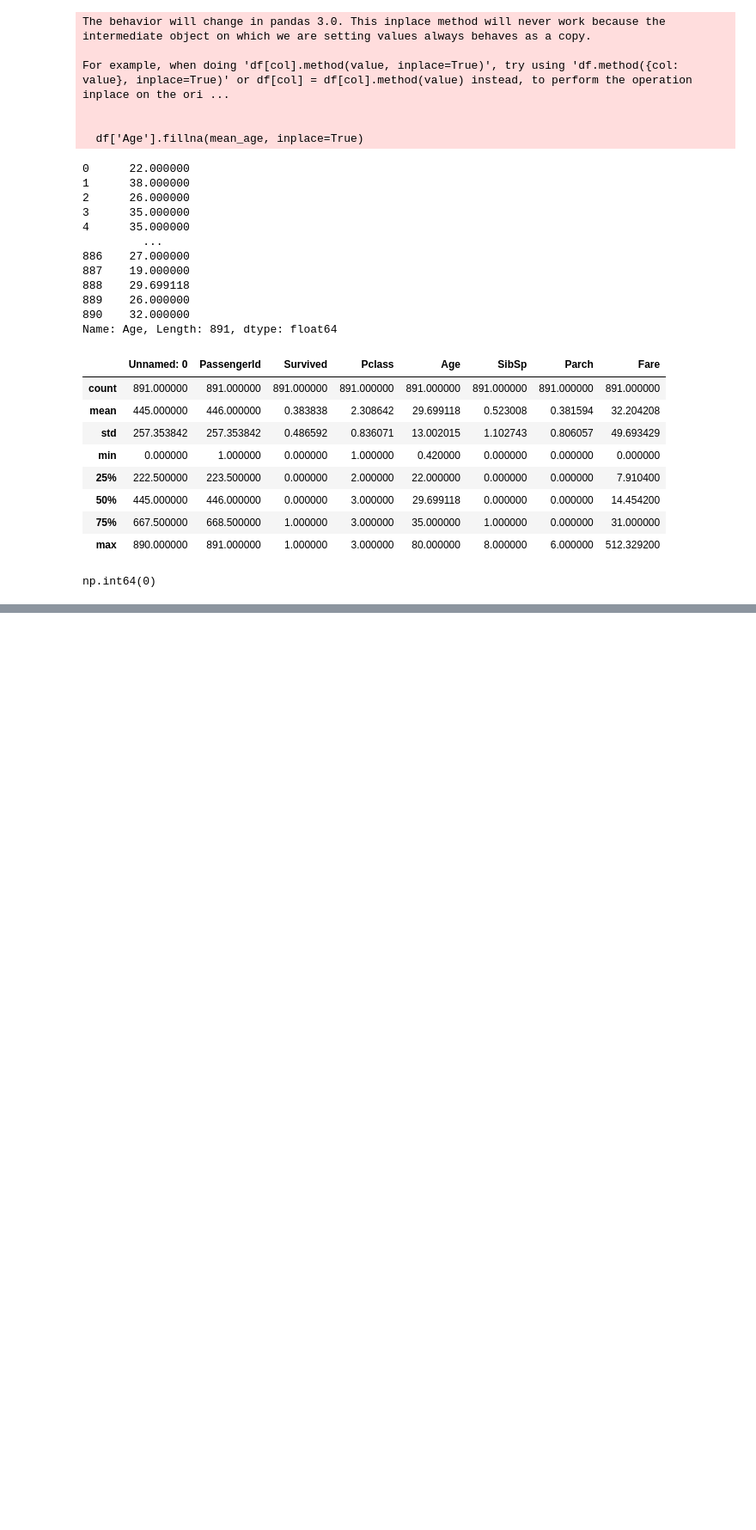
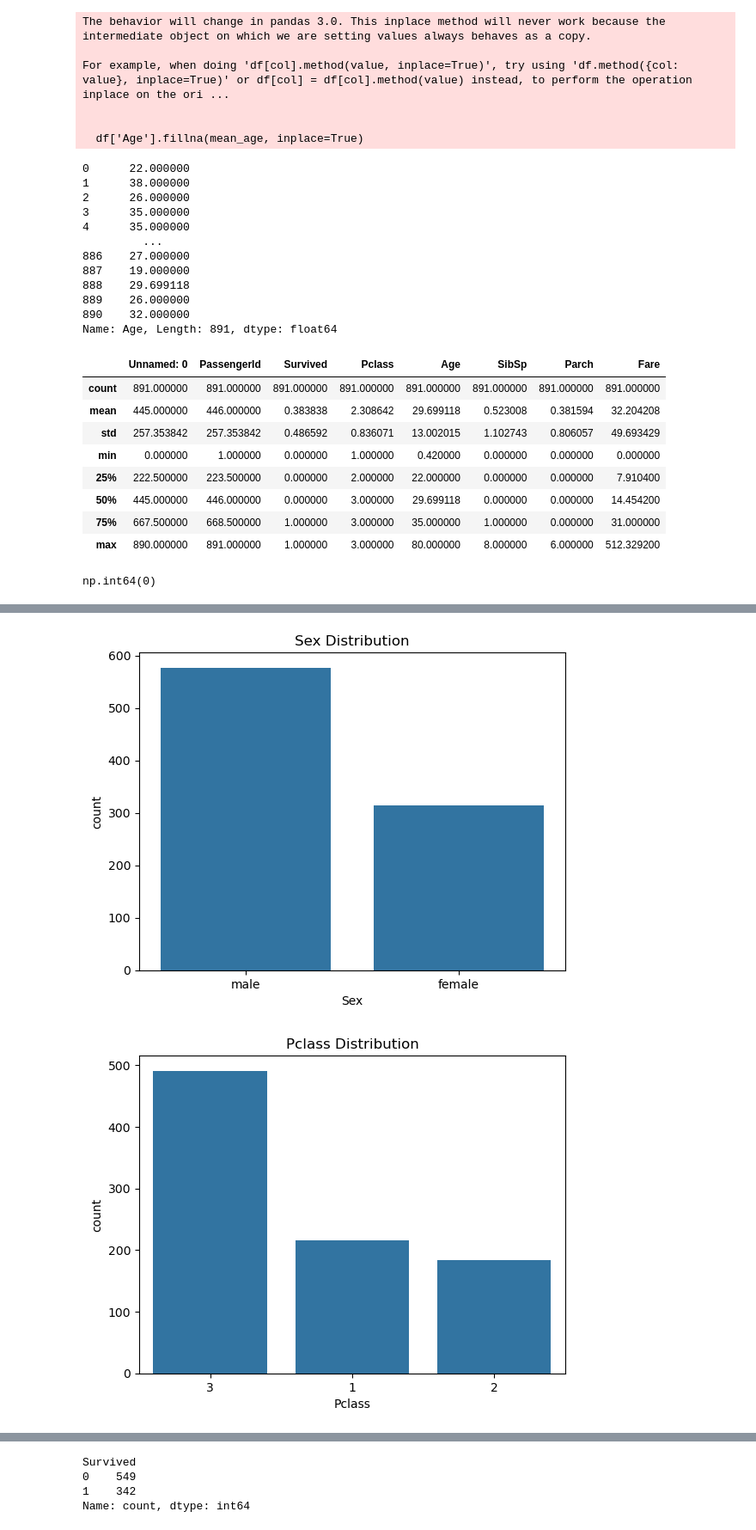
Before and after one commit to emmanuelakinadubi-source/ds-week1-emmanuel, a Jupyter notebook: src/notebooks/test.ipynb, the cells around one changed output, grey strips where cells are left out. Shown at 86% size. Cells and saved outputs as stored; diff of their text form; code cells hidden in the pictures; blank space fills up the shorter version.

Commit message:
worked exaple from class and a personal experiment with titanic data

```diff
--- a/src/notebooks/test.ipynb
+++ b/src/notebooks/test.ipynb
@@ -111,0 +123,11 @@ np.int64(0)
+# %%
+# categorical variables
+
+for c in ['Sex', 'Pclass', 'Embarked']:
+    plt.figure()
+    sns.countplot(x=c, data=df, order=df [c].value_counts().index)
+    plt.title(f'{c} Distribution')
+    plt.show()
+# %% [output]
+[figure, added]
+[figure, added]
@@ -111,0 +137,8 @@ np.int64(0)
+# %%
+target = 'Survived'
+df[target].value_counts()
+# %% [output]
+Survived
+0    549
+1    342
+Name: count, dtype: int64
```
Also changed, not shown: parts of 13 cells of this notebook.
